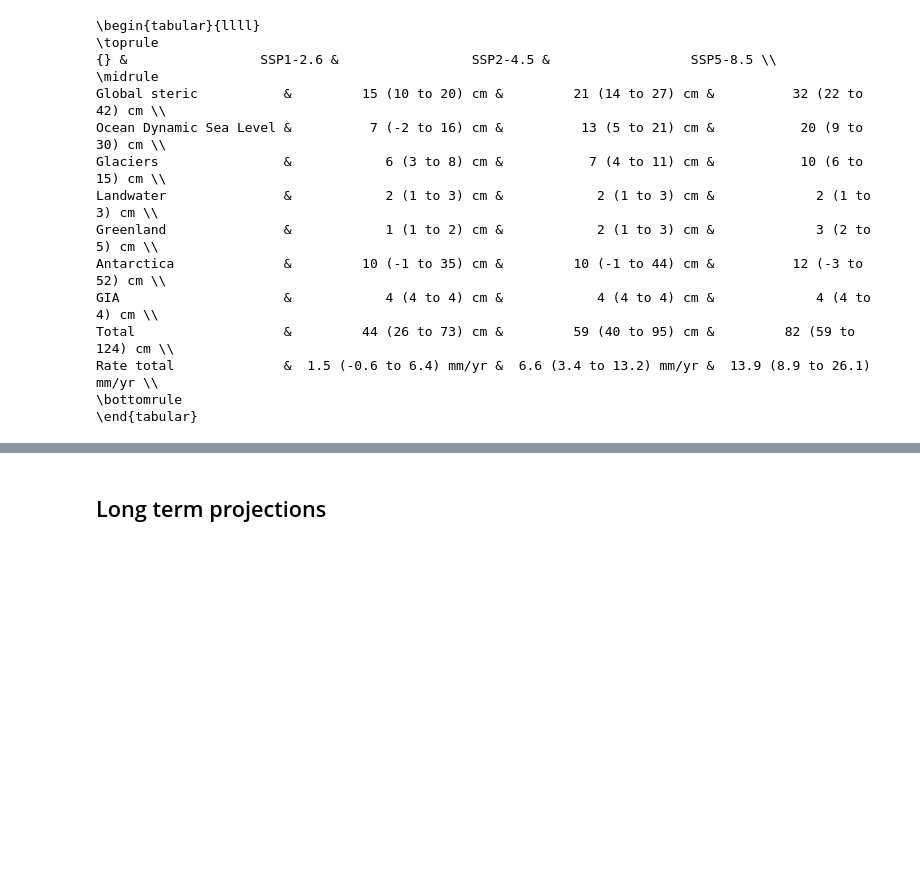
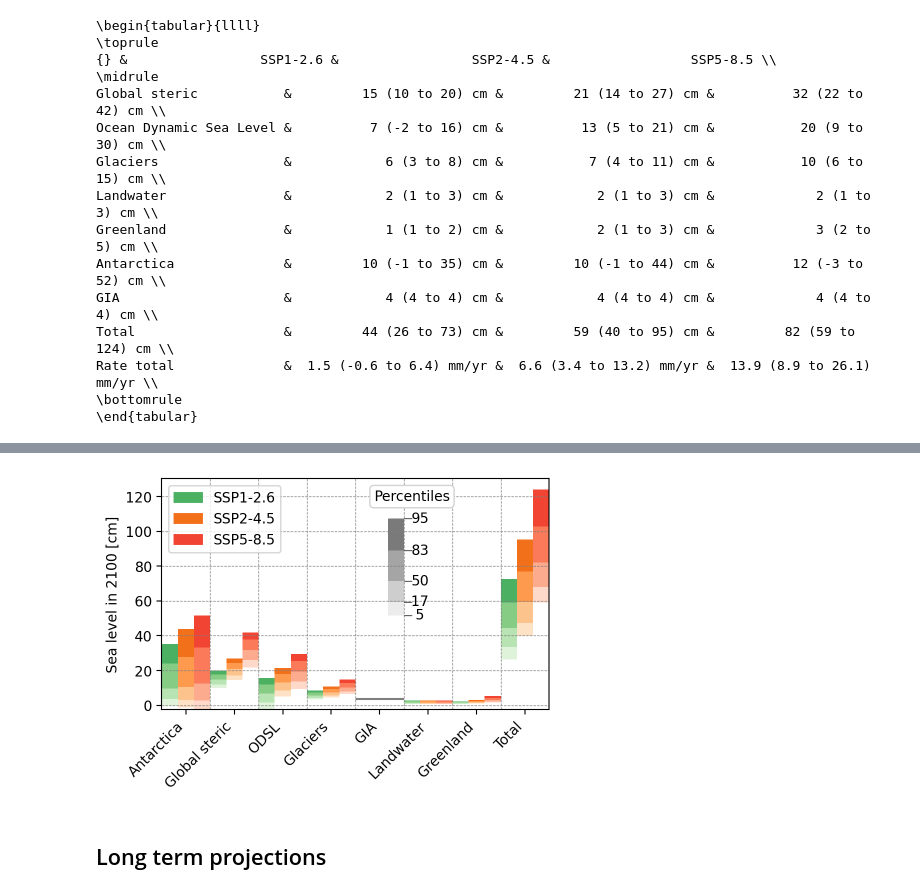
Before and after one commit to KNMI-sealevel/KNMI23_SeaLevelScenarios, a Jupyter notebook: FiguresScenKNMI23.ipynb, the cells around one changed output, grey strips where cells are left out. Cells and saved outputs as stored; diff of their text form; code cells hidden in the pictures; blank space fills up the shorter version.

```diff
--- a/FiguresScenKNMI23.ipynb
+++ b/FiguresScenKNMI23.ipynb
@@ -362,0 +367,28 @@ df_2100.to_csv(file_path)
+# %%
+def contrib_numbers_df(ssp126_ds, ssp245_ds, ssp585_ds, y, proc):
+    # ref_rate: Rate during the reference period in mm/yr
+
+    perc = ['5', '17', '50', '83', '95']
+    scen = ['ssp126', 'ssp245', 'ssp585']
+
+    df = pd.DataFrame(index=perc)
+
+    ind_ar = np.zeros(len(perc))
+
+    for pr in proc:
+        for i1, ds in enumerate([ssp126_ds, ssp245_ds, ssp585_ds]):
+            for i2, pe in enumerate(perc):
+                sel_ds = ds.sel(proc=pr, time=y, percentiles=pe).data.item()
+                ind_ar[i2] = sel_ds
+
+            df[f'{scen[i1]}_{pr}'] = ind_ar
+
+    return df
+# %%
+proc = ['Antarctica', 'Global steric', 'Ocean Dynamic Sea Level',
+         'Glaciers', 'GIA', 'Landwater', 'Greenland', 'Total']
+proc2 = proc.copy()
+proc2[2] = 'ODSL'
+
+contrib_df = contrib_numbers_df(KNMI23_ssp126, KNMI23_ssp245, KNMI23_ssp585, 2100.5, proc)
+contrib_df
@@ -363,3 +478,12 @@ df_2100.to_csv(file_path)
+# %%
+fig, ax = plt.subplots(1, figsize=([5,3]))
+
+ax = contrib_fig(ax, contrib_df, proc2)
+ax.set_ylabel('Sea level in 2100 [cm]')
+
+plt.savefig(f'./figures/Contributors2100.pdf', bbox_inches="tight", dpi=150)
+# %% [output]
+[figure, added]
 # %% [markdown]
 ## Long term projections
 # %% [markdown]
```
Also changed, not shown: parts of 16 cells of this notebook, 1 other file.
